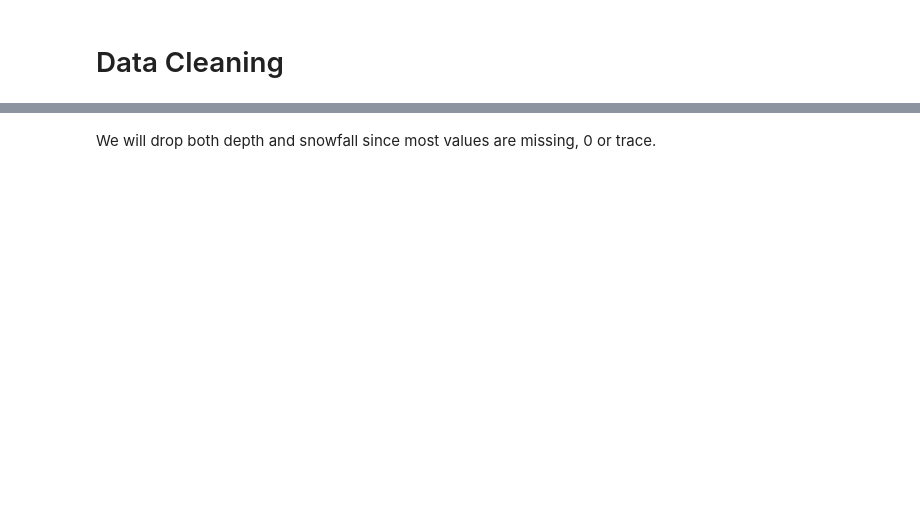
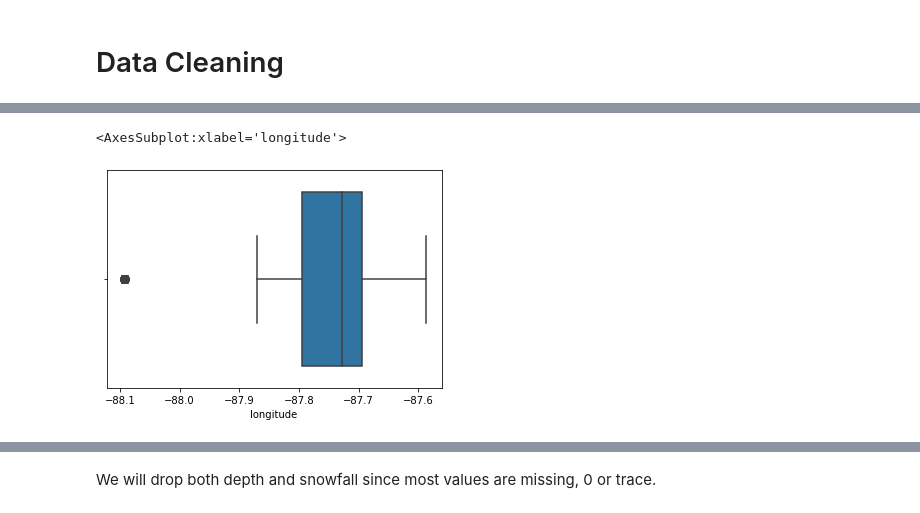
Before and after one commit to kkhalis/project_4, a Jupyter notebook: Project 4 - West Nile Virus Prediction_Casper.ipynb, the cells around one changed output, grey strips where cells are left out. Cells and saved outputs as stored; diff of their text form; code cells hidden in the pictures; blank space fills up the shorter version.

```diff
--- a/Project 4 - West Nile Virus Prediction_Casper.ipynb
+++ b/Project 4 - West Nile Virus Prediction_Casper.ipynb
@@ -117,0 +358,5 @@ dtype: int64
+# %%
+sns.boxplot(data=spray, x='longitude')
+# %% [output]
+<AxesSubplot:xlabel='longitude'>
+[figure, added]
```
Also changed, not shown: parts of 142 cells of this notebook, 1 other file.
